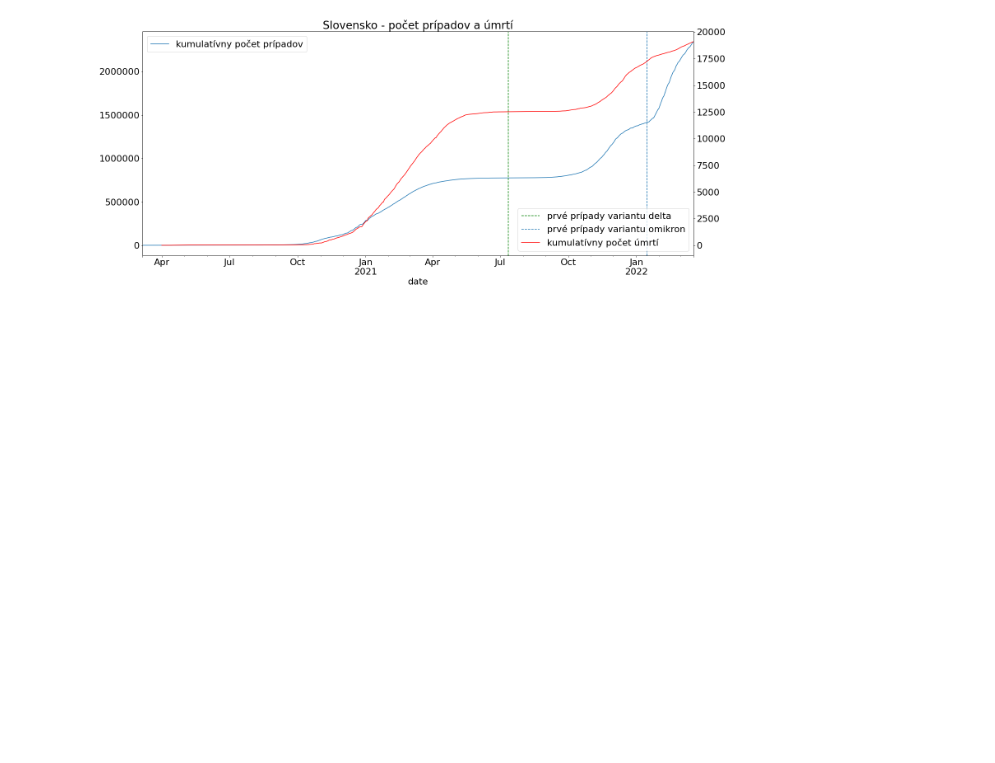
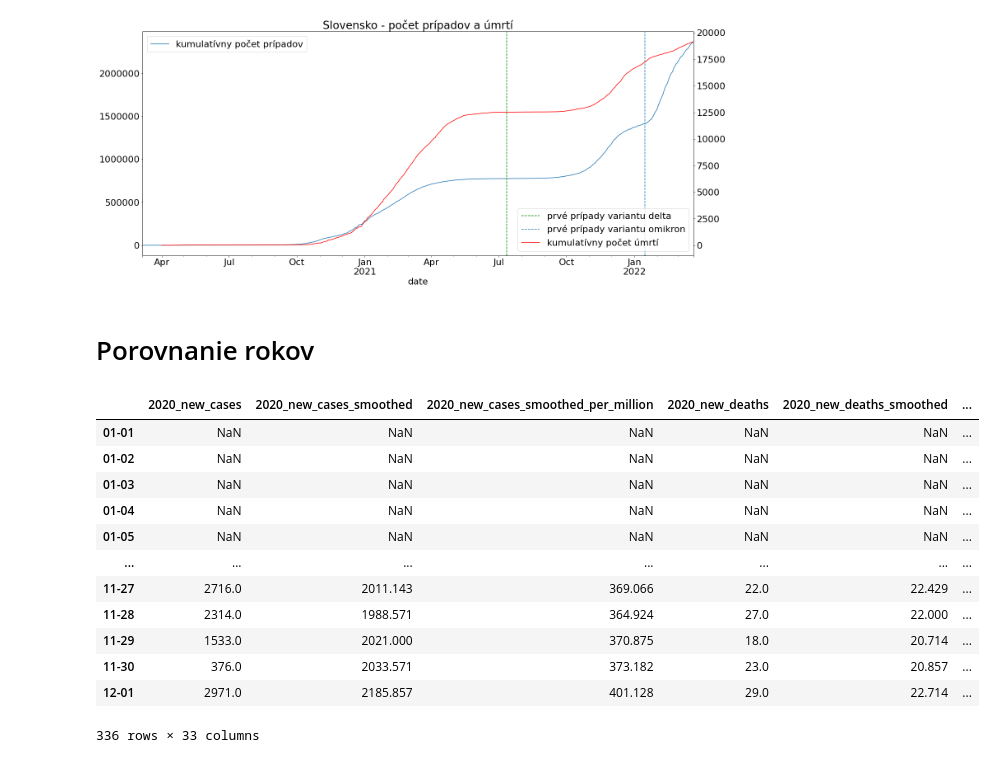
Before and after one commit to eduardgruy/dp-covid-analyza, a Jupyter notebook: 1_1_slovakia_analysis.ipynb, the cells around one changed output. Saved outputs shown, nothing was run; the diff lists cells and outputs as text; code cells hidden in the pictures; blank space fills up the shorter version.

```diff
--- a/1_1_slovakia_analysis.ipynb
+++ b/1_1_slovakia_analysis.ipynb
@@ -133,3 +135,29 @@ slovakia.plot(y=['total_deaths'], color="red", ax=ax2,
 # %% [output]
 <matplotlib.legend.Legend at 0x...>
 [figure]
+# %% [markdown]
+# Porovnanie rokov
+# %%
+years = ["2020","2021","2022"]
+
+years_df = pd.DataFrame(index=pd.date_range('2020-01-01','2020-12-31', freq='1D').strftime('%m-%d'))
+for year in years:
+    tmp = slovakia[(slovakia.index >= year +'-01-01' ) & (slovakia.index <= year +'-12-31')][interesting_colums].add_prefix(year + "_")
+    tmp.index = tmp.index.strftime('%m-%d')
+    years_df = pd.merge(years_df,tmp,left_index= True, right_index= True,how="left")
+# %%
+years_df
+# %% [output]
+|  | 2020_new_cases | 2020_new_cases_smoothed | 2020_new_cases_smoothed_per_million | 2020_new_deaths | 2020_new_deaths_smoothed | ... |
+| 01-01 | NaN | NaN | NaN | NaN | NaN | ... |
+| 01-02 | NaN | NaN | NaN | NaN | NaN | ... |
+| 01-03 | NaN | NaN | NaN | NaN | NaN | ... |
+| 01-04 | NaN | NaN | NaN | NaN | NaN | ... |
+| 01-05 | NaN | NaN | NaN | NaN | NaN | ... |
+| ... | ... | ... | ... | ... | ... | ... |
+| 11-27 | 2716.0 | 2011.143 | 369.066 | 22.0 | 22.429 | ... |
+| 11-28 | 2314.0 | 1988.571 | 364.924 | 27.0 | 22.000 | ... |
+| 11-29 | 1533.0 | 2021.000 | 370.875 | 18.0 | 20.714 | ... |
+| 11-30 | 376.0 | 2033.571 | 373.182 | 23.0 | 20.857 | ... |
+| 12-01 | 2971.0 | 2185.857 | 401.128 | 29.0 | 22.714 | ... |
+336 rows × 33 columns
```
Also changed, not shown: parts of 10 cells of this notebook, 2 other files.
